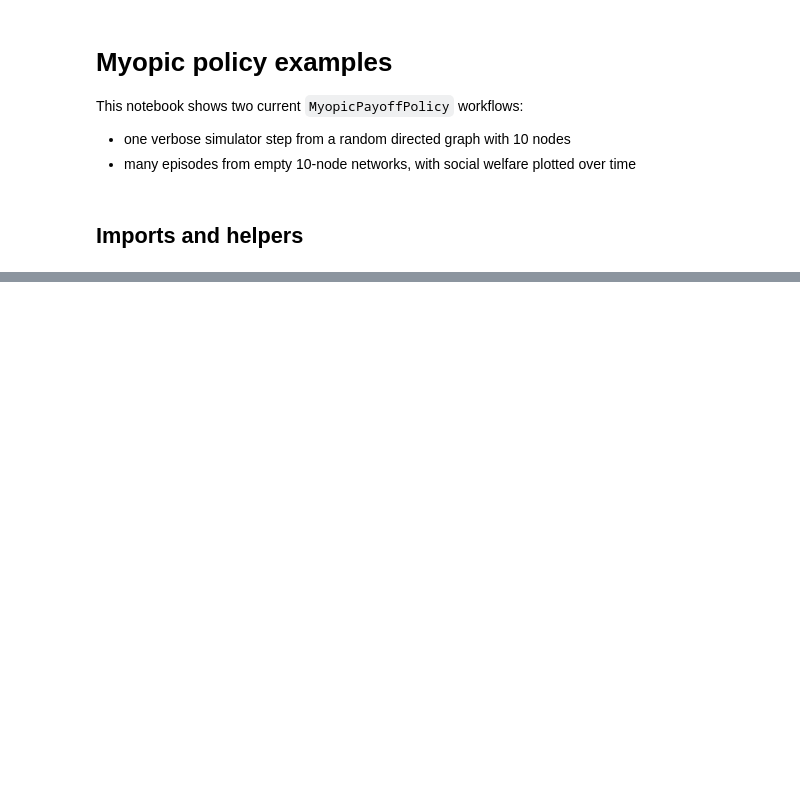
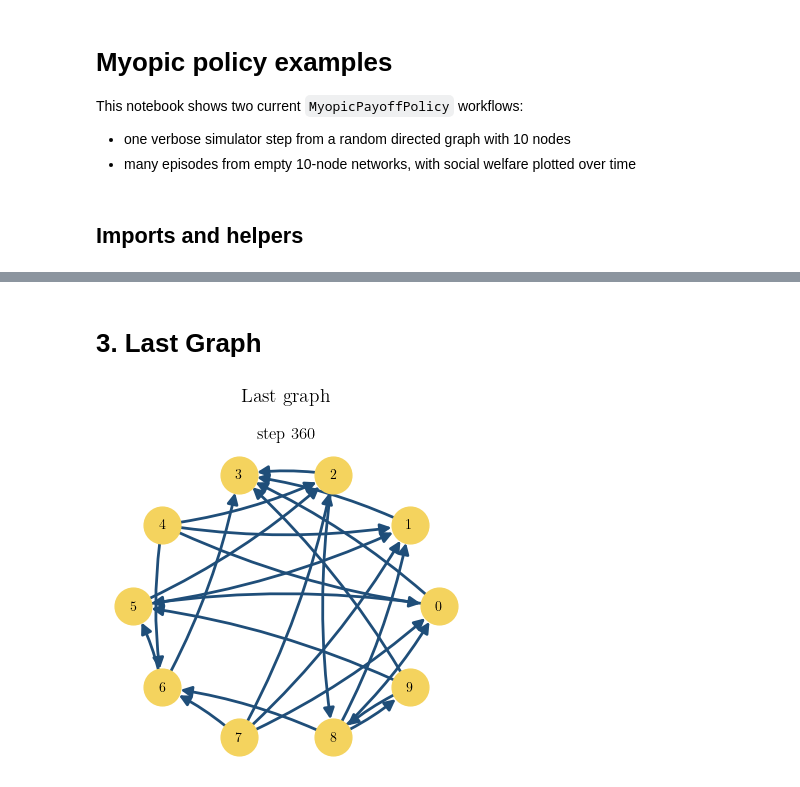
Before and after one commit to hdahmou/Network_creation, a Jupyter notebook: notebooks/myopic_policy_examples.ipynb, the cells around one changed output, grey strips where cells are left out. Drawn from its saved outputs; the diff is of its cells as text; code cells hidden in the pictures; blank space fills up the shorter version.

```diff
--- a/notebooks/myopic_policy_examples.ipynb
+++ b/notebooks/myopic_policy_examples.ipynb
@@ -199,0 +214,45 @@ plt.show()
+# %% [markdown]
+# 3. Last Graph
+# %%
+n_nodes = 10
+policy_kwargs = {
+    "link_cost": float(n_nodes*2),
+    "decay": 0.9,
+    "per_link_benefit": 10.0,
+    "bridge_probability": 0.4,
+}
+# %%
+verbose_history_observer = StateHistoryObserver(
+    observation_sampling=ObservationSampling.terminal(),
+    keep_runs=False,
+)
+verbose_simulator = Simulator(
+    env=Environment(create_empty_graph(n_nodes), seed=11),
+    agents=make_myopic_agents(
+        n_nodes=n_nodes,
+        radius=2,
+        seed_start=101,
+        **policy_kwargs,
+    ),
+    mode=SchedulingMode.SIMULTANEOUS,
+    max_steps=360,
+    rng=np.random.default_rng(211),
+    observers=(
+        verbose_history_observer,
+    ),
+)
+
+verbose_simulator.run(n_episodes=1, reset_observers=True)
+verbose_history = verbose_history_observer.get()
+# %%
+layout = build_circle_layout(n_nodes=n_nodes)
+figure, _ = plot_graph_history(
+    steps=verbose_history.steps,
+    graphs=verbose_history.graphs,
+    layout=layout,
+    figure_title="Last graph",
+    max_cols=1,
+)
+plt.show()
+# %% [output]
+[figure, added]
```
Also changed, not shown: parts of 9 cells of this notebook, 30 other files.
